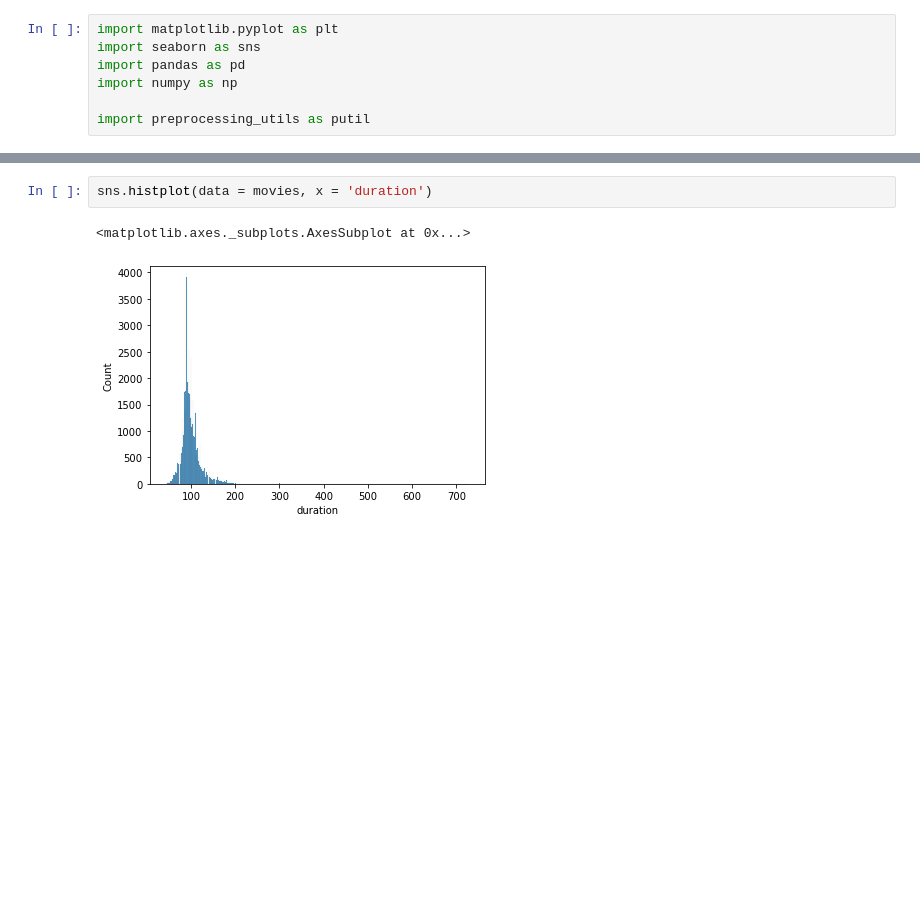
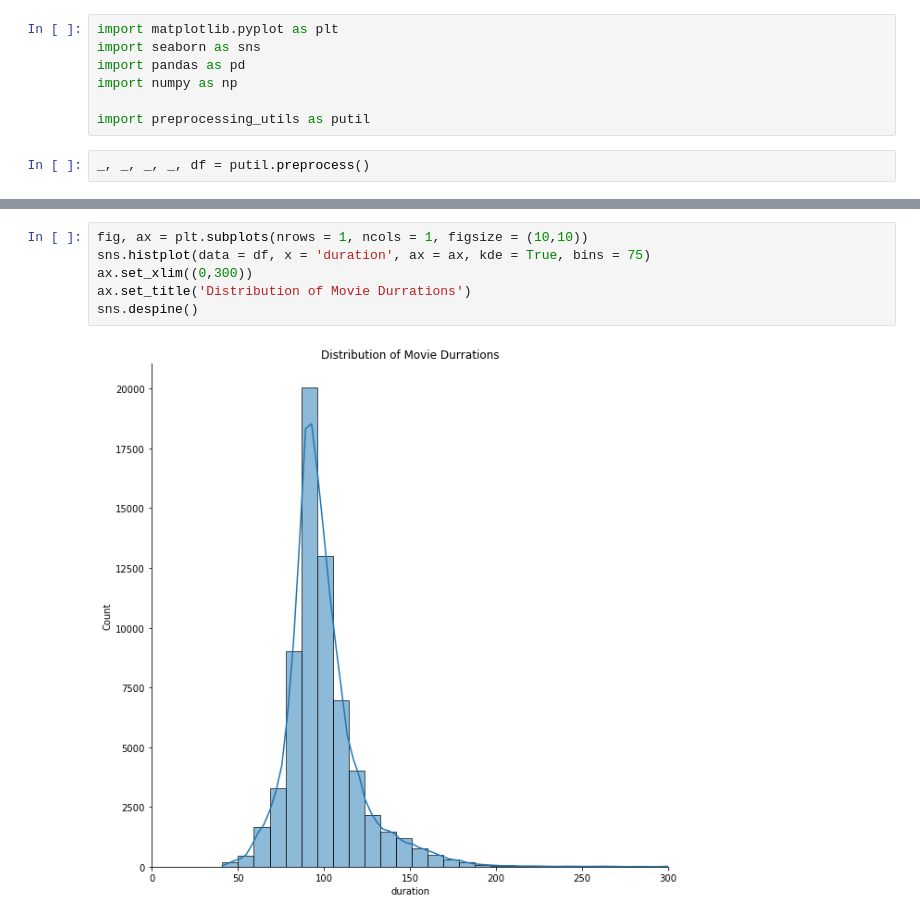
Before and after one commit to Saharae/Final-Project-Group2, a Jupyter notebook: sahara-ensley-individual-project/Code/plotting.ipynb, the cells around one changed output, grey strips where cells are left out. Drawn from its saved outputs; the diff is of its cells as text; blank space fills up the shorter version.

Commit message:
plotting and small edit to preprocessing_utils.py

```diff
--- a/sahara-ensley-individual-project/Code/plotting.ipynb
+++ b/sahara-ensley-individual-project/Code/plotting.ipynb
@@ -5,3 +5,5 @@ import pandas as pd
 import numpy as np
 
 import preprocessing_utils as putil
+# %%
+_, _, _, _, df = putil.preprocess()
@@ -23,6 +50,9 @@ Index(['duration', 'title', 'date_published', 'genre', 'director', 'writer',
 # %%
-sns.histplot(data = movies, x = 'duration')
+fig, ax = plt.subplots(nrows = 1, ncols = 1, figsize = (10,10))
+sns.histplot(data = df, x = 'duration', ax = ax, kde = True, bins = 75)
+ax.set_xlim((0,300))
+ax.set_title('Distribution of Movie Durrations')
+sns.despine()
 # %% [output]
-<matplotlib.axes._subplots.AxesSubplot at 0x...>
-[figure, old version]
+[figure, new version]
 # %%
```
Also changed, not shown: parts of 17 cells of this notebook, 2 other files.
